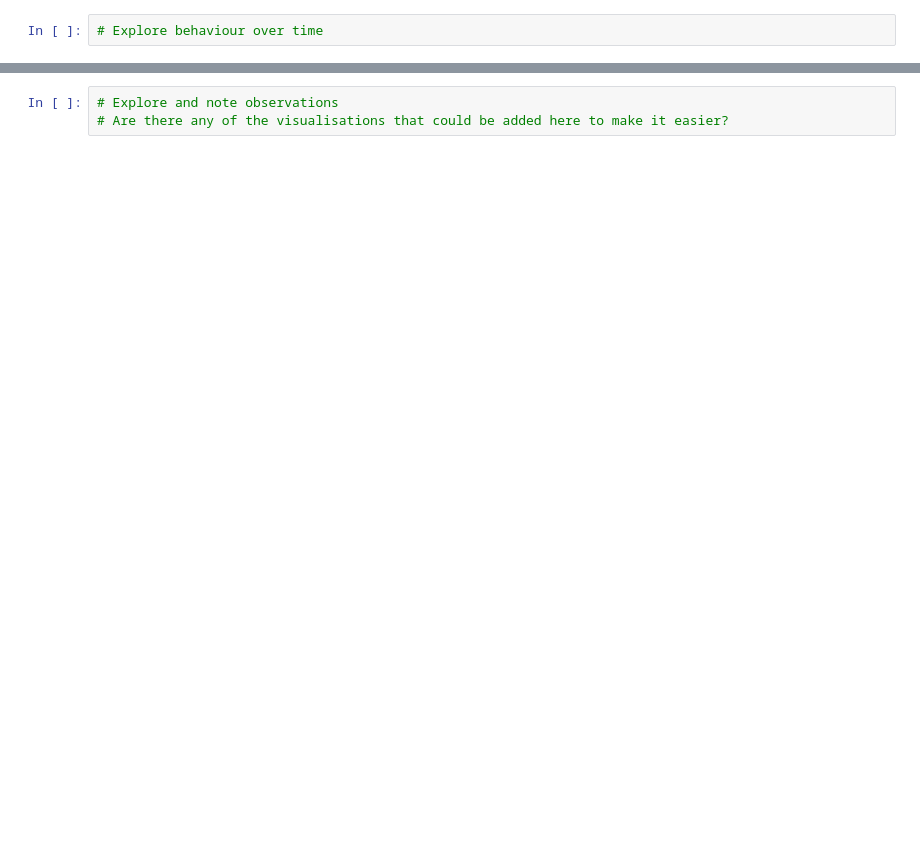
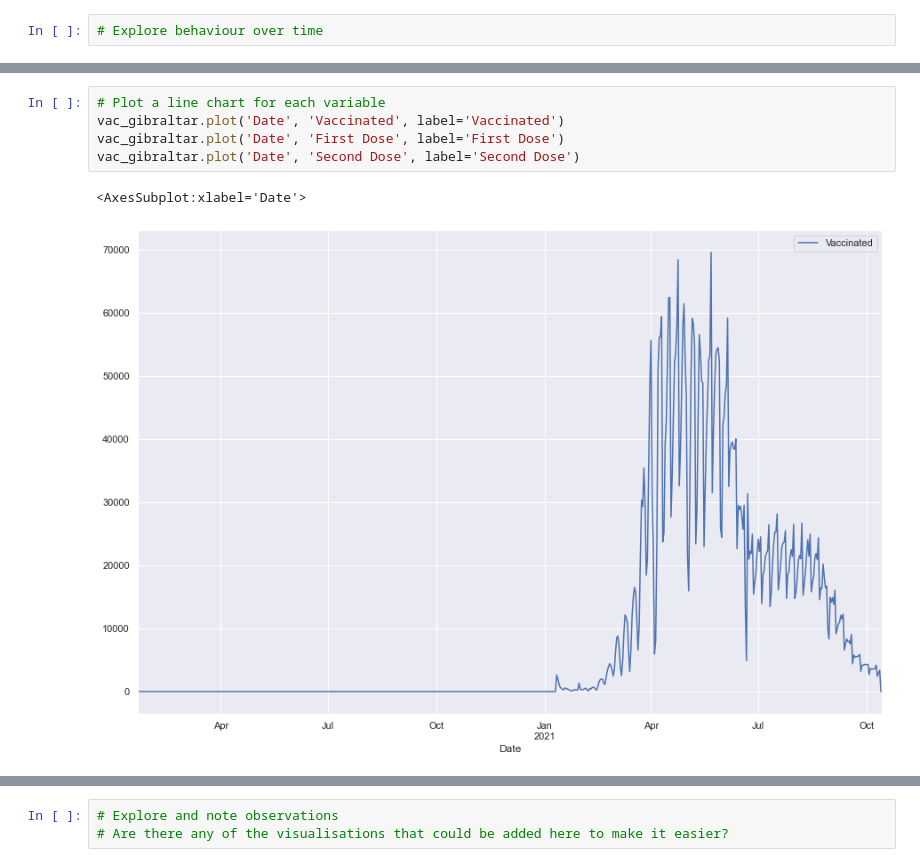
Before and after one commit to hazz292/LSE_A2_COVID_Analysis_Python, a Jupyter notebook: LSE_DA201_Assignment_Hazel_Chan.ipynb, the cells around one changed output, grey strips where cells are left out. Drawn from its saved outputs; the diff is of its cells as text; blank space fills up the shorter version.

```diff
--- a/LSE_DA201_Assignment_Hazel_Chan.ipynb
+++ b/LSE_DA201_Assignment_Hazel_Chan.ipynb
@@ -80,0 +769,8 @@ vac =
+# %%
+# Plot a line chart for each variable
+vac_gibraltar.plot('Date', 'Vaccinated', label='Vaccinated')
+vac_gibraltar.plot('Date', 'First Dose', label='First Dose')
+vac_gibraltar.plot('Date', 'Second Dose', label='Second Dose')
+# %% [output]
+<AxesSubplot:xlabel='Date'>
+[figure, added]
```
Also changed, not shown: parts of 134 cells of this notebook.
